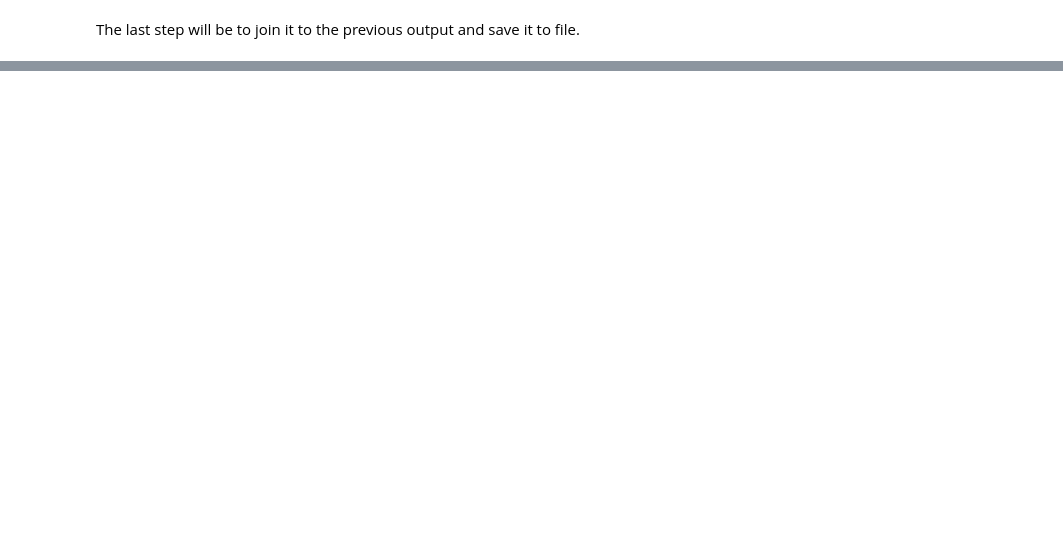
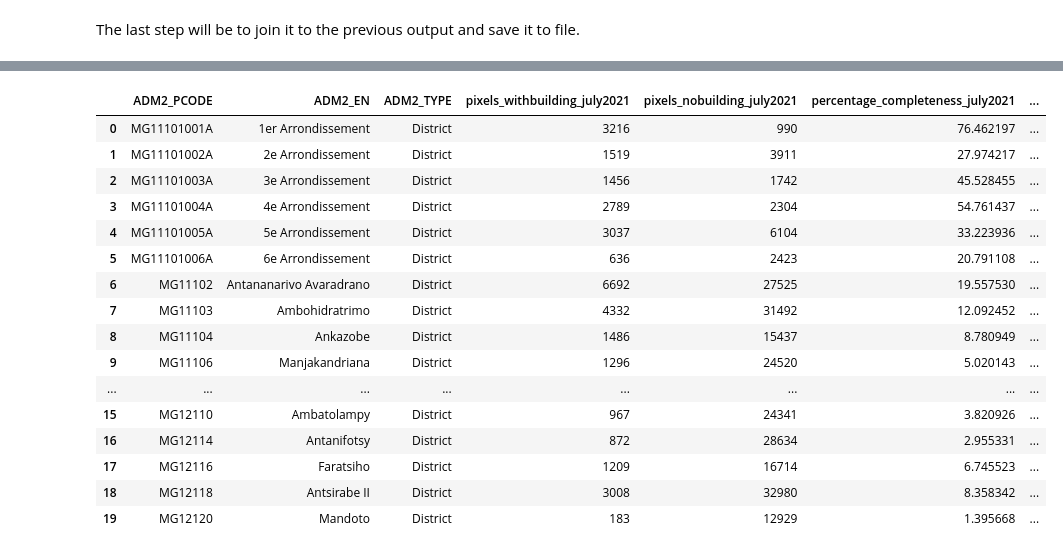
Before and after one commit to thinkingmachines/osm-completeness, a Jupyter notebook: notebooks/3_Reshape.ipynb, the cells around one changed output, grey strips where cells are left out. Drawn from its saved outputs; the diff is of its cells as text; code cells hidden in the pictures; blank space fills up the shorter version.

```diff
--- a/notebooks/3_Reshape.ipynb
+++ b/notebooks/3_Reshape.ipynb
@@ -394,0 +816,14 @@ brgy_output_june2021.to_csv(filename)
+# %%
+# Drop the index column
+adm2_df.drop(["index"],axis = 1,inplace=True)
+
+# Renaming columns to fit previous convention
+adm2_df.rename(columns = {
+    'mapped':'pixels_withbuilding_jan2020',
+    'unmapped':'pixels_nobuilding_jan2020'
+    },
+    inplace=True
+)
+
+# Adding a column for percent completeness
+adm2_df['percentage_completeness_jan2020'] = (adm2_df['pixels_withbuilding_jan2020']/(adm2_df['pixels_withbuilding_jan2020'] + adm2_df['pixels_nobuilding_jan2020'])) * 100
@@ -394,0 +841,14 @@ brgy_output_june2021.to_csv(filename)
+# %%
+# Create new dataframe that will store mdg_adm2
+# with percentage completness output
+mdg_adm2_with_output = mdg_adm2
+
+# Get only the columns we need to identify region
+mdg_adm2_with_output = mdg_adm2_with_output[[
+    'ADM2_EN',
+    'ADM2_PCODE',
+ ]]
+# %%
+# Left joining percentage completness values
+# to their respective regions
+mdg_adm2_with_output = pd.merge(mdg_adm2_with_output,adm2_df,how="left", on = "ADM2_PCODE")
@@ -394,0 +876,14 @@ brgy_output_june2021.to_csv(filename)
+# %%
+# Left joining the new percent completness values
+# to the existing values using ADM2_PCODE as index
+# For the second dataframe, we only keep wanted columns
+district_output_jan2020 = pd.merge(
+    district_output_july2021,
+    mdg_adm2_with_output[['ADM2_PCODE',\
+                          'pixels_withbuilding_jan2020',\
+                          'pixels_nobuilding_jan2020',\
+                          'percentage_completeness_jan2020'\
+                         ]],
+    how="left",
+    on = "ADM2_PCODE"
+)
@@ -394,0 +910,20 @@ brgy_output_june2021.to_csv(filename)
+# %%
+district_output_jan2020.head(20)
+# %% [output]
+|  | ADM2_PCODE | ADM2_EN | ADM2_TYPE | pixels_withbuilding_july2021 | pixels_nobuilding_july2021 | percentage_completeness_july2021 | ... |
+| 0 | MG11101001A | 1er Arrondissement | District | 3216 | 990 | 76.462197 | ... |
+| 1 | MG11101002A | 2e Arrondissement | District | 1519 | 3911 | 27.974217 | ... |
+| 2 | MG11101003A | 3e Arrondissement | District | 1456 | 1742 | 45.528455 | ... |
+| 3 | MG11101004A | 4e Arrondissement | District | 2789 | 2304 | 54.761437 | ... |
+| 4 | MG11101005A | 5e Arrondissement | District | 3037 | 6104 | 33.223936 | ... |
+| 5 | MG11101006A | 6e Arrondissement | District | 636 | 2423 | 20.791108 | ... |
+| 6 | MG11102 | Antananarivo Avaradrano | District | 6692 | 27525 | 19.557530 | ... |
+| 7 | MG11103 | Ambohidratrimo | District | 4332 | 31492 | 12.092452 | ... |
+| 8 | MG11104 | Ankazobe | District | 1486 | 15437 | 8.780949 | ... |
+| 9 | MG11106 | Manjakandriana | District | 1296 | 24520 | 5.020143 | ... |
+| ... | ... | ... | ... | ... | ... | ... | ... |
+| 15 | MG12110 | Ambatolampy | District | 967 | 24341 | 3.820926 | ... |
+| 16 | MG12114 | Antanifotsy | District | 872 | 28634 | 2.955331 | ... |
+| 17 | MG12116 | Faratsiho | District | 1209 | 16714 | 6.745523 | ... |
+| 18 | MG12118 | Antsirabe II | District | 3008 | 32980 | 8.358342 | ... |
+| 19 | MG12120 | Mandoto | District | 183 | 12929 | 1.395668 | ... |
```
Also changed, not shown: parts of 90 cells of this notebook, 6 other files.
